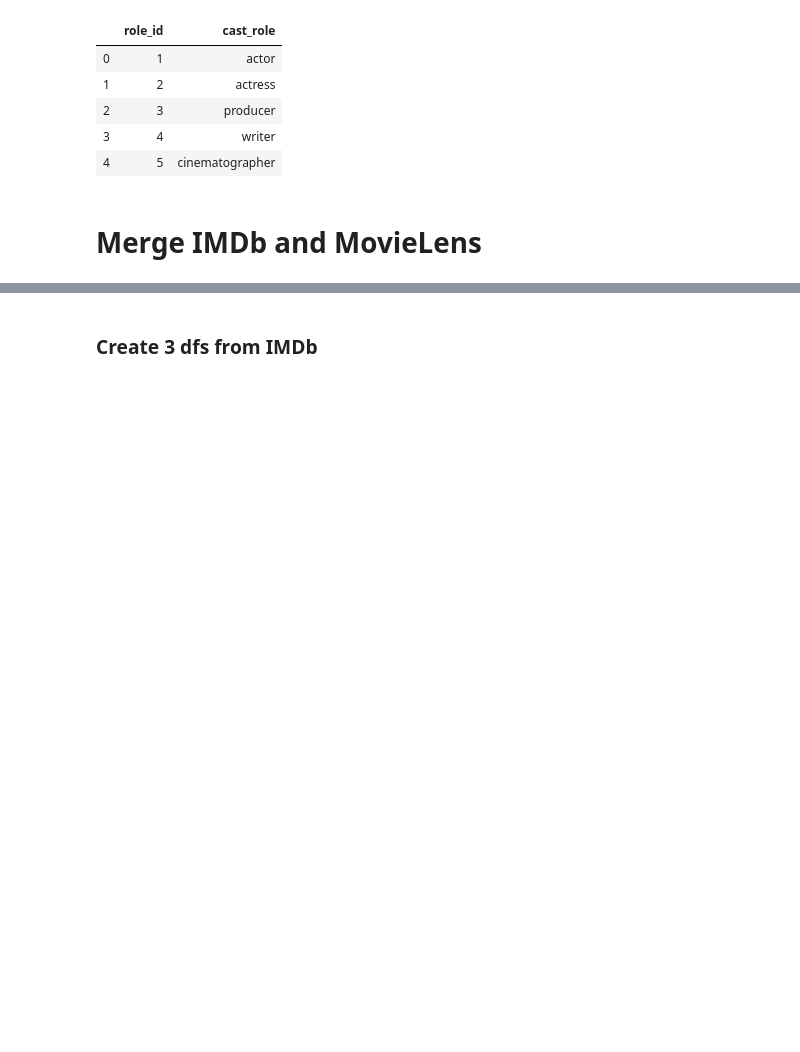
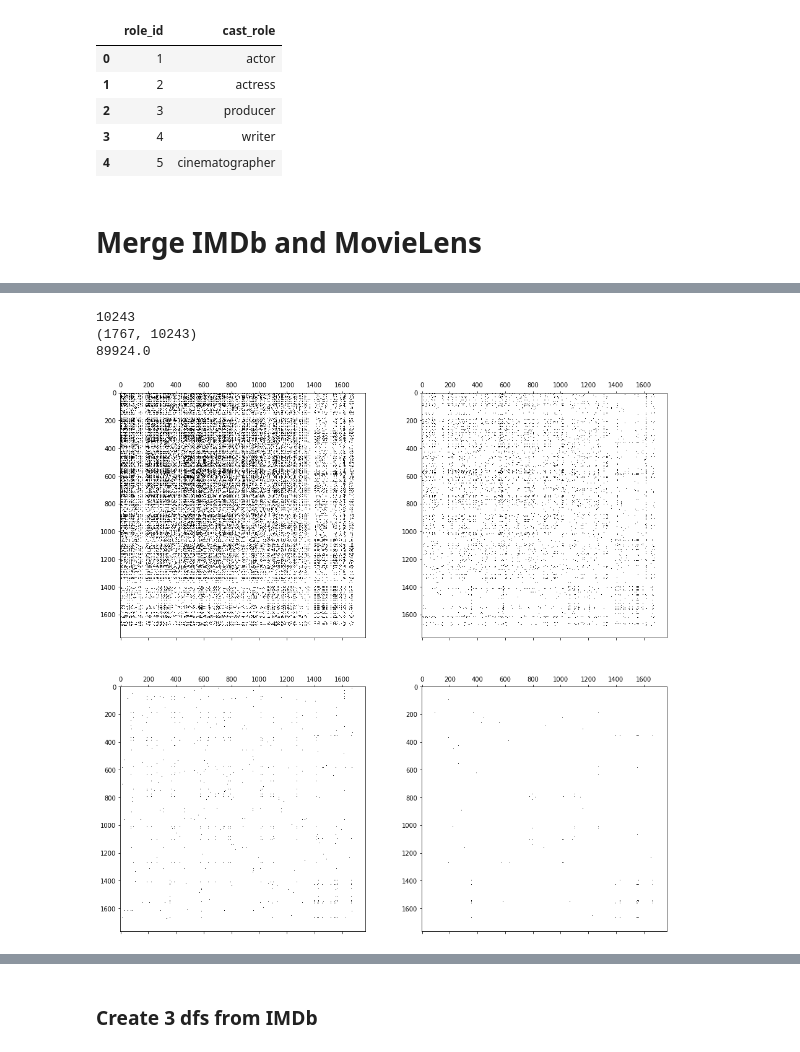
Before and after one commit to Movinder/movielens-imdb-exploration, a Jupyter notebook: data_analysis.ipynb, the cells around one changed output, grey strips where cells are left out. Cells and saved outputs as stored; diff of their text form; code cells hidden in the pictures; blank space fills up the shorter version.

Commit message:
added keyword and cast vectors

```diff
--- a/data_analysis.ipynb
+++ b/data_analysis.ipynb
@@ -438,0 +470,16 @@ movie_ids = list(df.movie_id.unique())
+# %%
+useful_keywords = []
+
+for i in range(keyword_vector.shape[1]) :
+    cnt = keyword_vector[:,i].sum()
+    if cnt > 1 :
+        useful_keywords += [i]
+
+print(len(useful_keywords))
+keyword_vector = keyword_vector[:,useful_keywords]
+print(keyword_vector.shape)
+print(keyword_vector.sum())
+# %% [output]
+10243
+(1767, 10243)
+89924.0
@@ -438,0 +488,14 @@ movie_ids = list(df.movie_id.unique())
+# %%
+keyword_vector_sparse = sparse.csr_matrix(keyword_vector)
+# %%
+keyword_dist = np.zeros((df_ML_movies.shape[0], df_ML_movies.shape[0]))
+for i in range(df_ML_movies.shape[0]) :
+    for j in range(df_ML_movies.shape[0]) :
+        if i != j :
+            intersection = (keyword_vector_sparse[i,:]*keyword_vector_sparse[j,:].transpose())[0,0]
+            if intersection != 0 :
+                i_total = keyword_vector_sparse[i,:].sum()
+                j_total = keyword_vector_sparse[j,:].sum()
+                union = i_total + j_total - intersection
+                jaccard = intersection / union
+                keyword_dist[i,j] = jaccard
@@ -438,0 +504,18 @@ movie_ids = list(df.movie_id.unique())
+# %%
+threshold1 = 0.02
+threshold2 = 0.05
+threshold3 = 0.10
+threshold4 = 0.15
+
+keyword_graph1 = (keyword_dist > threshold1).astype(int)
+keyword_graph2 = (keyword_dist > threshold2).astype(int)
+keyword_graph3 = (keyword_dist > threshold3).astype(int)
+keyword_graph4 = (keyword_dist > threshold4).astype(int)
+# %%
+fig, axes = plt.subplots(2, 2, figsize=(16, 16))
+axes[0, 0].spy(keyword_graph1);
+axes[0, 1].spy(keyword_graph2);
+axes[1, 0].spy(keyword_graph3);
+axes[1, 1].spy(keyword_graph4);
+# %% [output]
+[figure, added]
```
Also changed, not shown: parts of 20 cells of this notebook.
